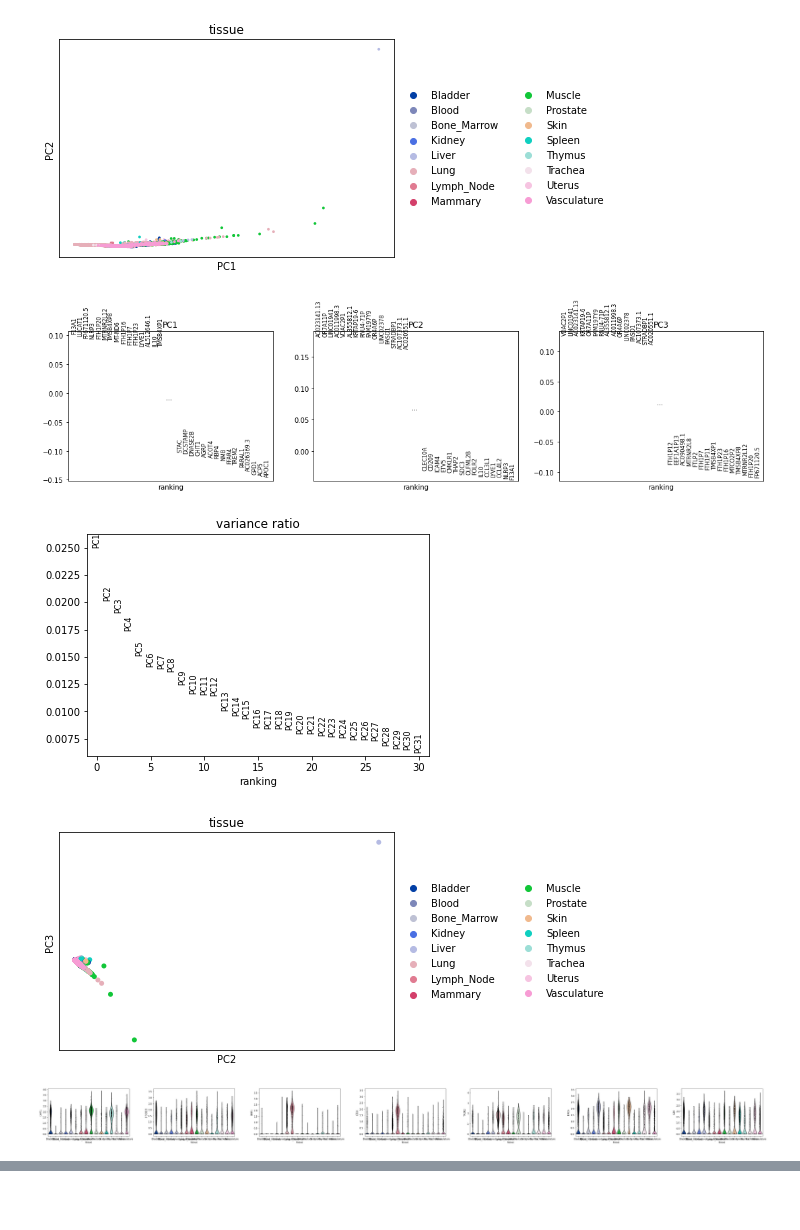
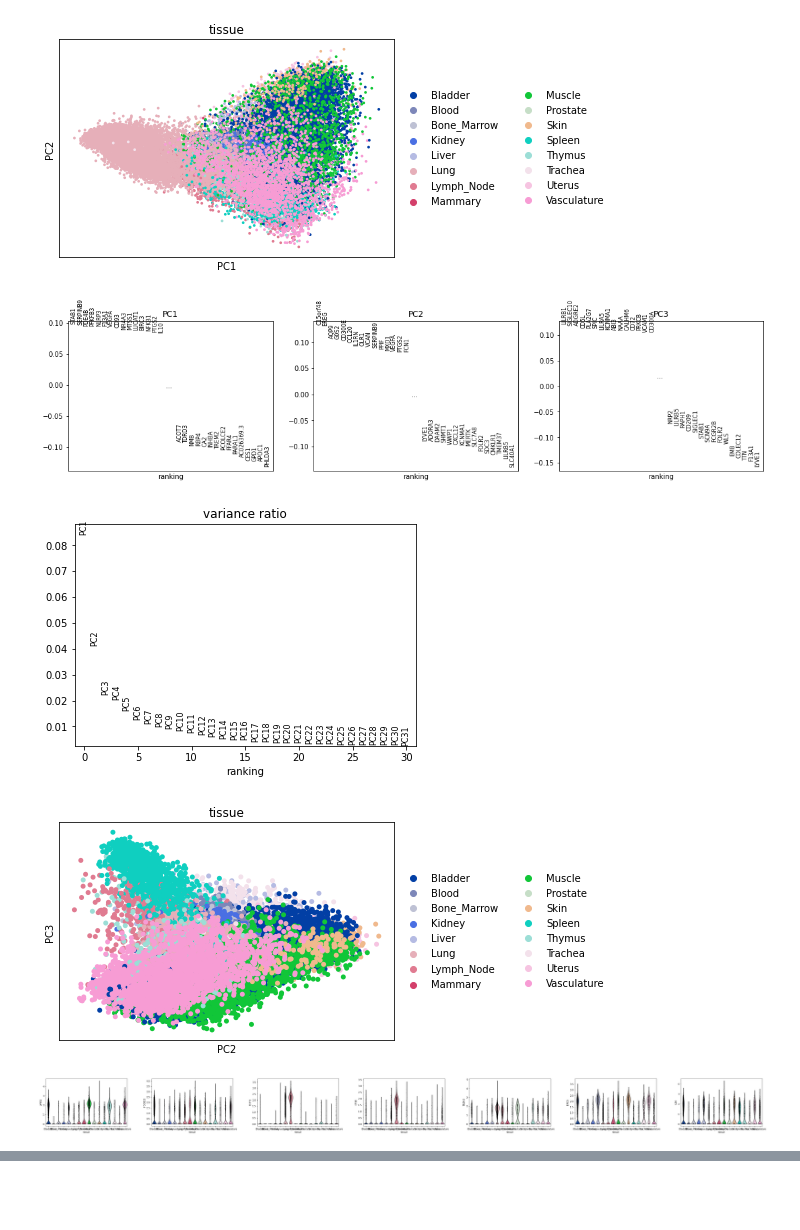
Before and after one commit to michael-swift/tsp-immune-analysis, a Jupyter notebook: notebooks/immune_signatures/nheatmap.ipynb, the cells around one changed output, grey strips where cells are left out. Drawn from its saved outputs; the diff is of its cells as text; code cells hidden in the pictures.

Commit message:
nheatmap now working, cleaned up directory, compartmentalized plots

```diff
--- a/notebooks/immune_signatures/nheatmap.ipynb
+++ b/notebooks/immune_signatures/nheatmap.ipynb
@@ -46,8 +46,9 @@ adata = adata[adata.obs.cell_ontology_class == cell_type]
 
 adata = adata.to_memory()
 adata = adata[~adata.obs.tissue.isin(['Salivary_Gland', 'Heart', 'Eye', 'Fat'])]
-gene_set = pd.read_csv("../immune_signatures/macrophagetissue_distinguishing_genes.csv")
-subset = False
+gene_set = pd.read_csv("../immune_signatures/macrophagetissue_distinguishing_genes.csv", index_col=0)
+subset = True
+
 if subset:
     adata = adata[:,adata.var.index.isin(gene_set.iloc[:,0])]
 
@@ -63,7 +64,7 @@ def _pp(adata, log, normalize, remove_dissociation):
         adata.var['not_dissociation_gene'] = ~adata.var.index.isin(dissociation_genes['Human gene name'])
         adata = adata[:, adata.var.not_dissociation_gene == True]
     highly_variable = False
-    sc.pp.highly_variable_genes(adata, n_top_genes=1000)
+    sc.pp.highly_variable_genes(adata, n_top_genes=500)
 
     if highly_variable:
         adata = adata[:,adata.var.highly_variable == True]
@@ -77,19 +75,19 @@ df = sc.get.obs_df(adata)
 # %%
-sc.pp.scale(adata)
+sc.pp.scale(adata, max_value=3)
 
 sc.pp.pca(adata)
 
 sc.pl.pca_overview(adata, color = ['tissue'], projection = '2d', size = 30)
 # %% [output]
-[figure, old version]
+[figure, new version]
-[figure, old version]
+[figure, new version]
-[figure, old version]
+[figure, new version]
 # %%
 sc.pl.pca(adata, components=[2,3], color='tissue', size = 100)
 # %% [output]
-[figure, old version]
+[figure, new version]
 # %%
 sc.pl.violin(adata, keys=['LYVE1','FCGR2B', 'CHIT1', 'CTSK', 'TREM2',
                          'EREG', 'IL10'], groupby='tissue')
 # %% [output]
-[figure, old version]
+[figure, new version]
```
Also changed, not shown: parts of 28 cells of this notebook, 6 other files.
